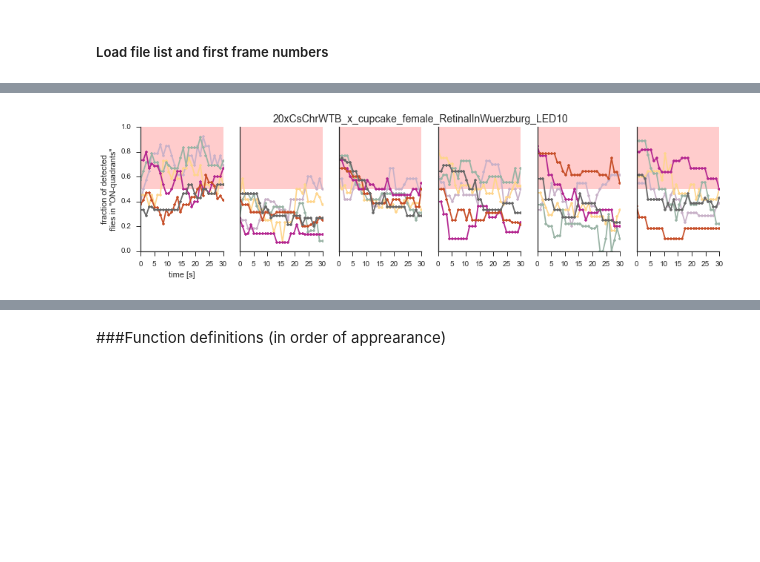
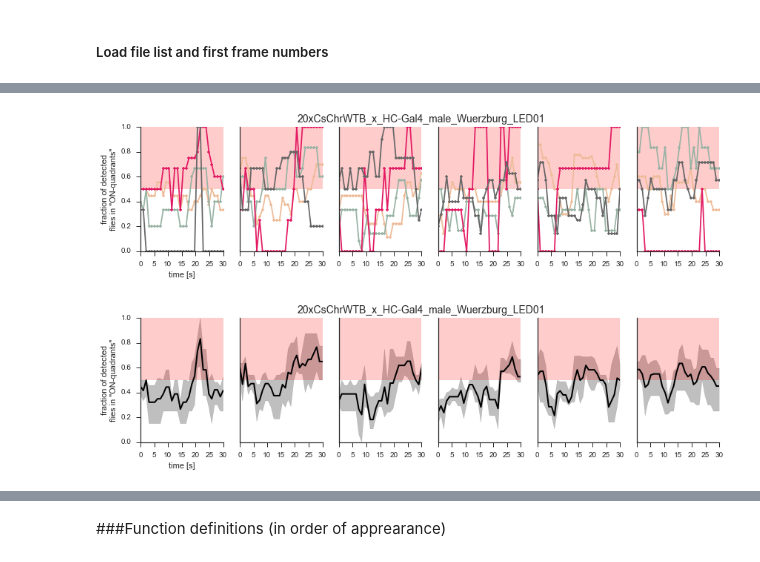
Before and after one commit to hjmh/flyNotebooks, a Jupyter notebook: quadrantAssay/CsChrimson_QuadrantAssayAnalysis_reinforcementTest.ipynb, the cells around one changed output, grey strips where cells are left out. Cells and saved outputs as stored; diff of their text form; code cells hidden in the pictures; blank space fills up the shorter version.

```diff
--- a/quadrantAssay/CsChrimson_QuadrantAssayAnalysis_reinforcementTest.ipynb
+++ b/quadrantAssay/CsChrimson_QuadrantAssayAnalysis_reinforcementTest.ipynb
@@ -29,0 +35,2 @@ imageSizePx = (1280,1024) #(1008,1000) #size of the recorded frames in pixel
+# %%
+ledLevelColor = ['black','mediumvioletred','slateblue']
@@ -497,8 +495,25 @@ Reading in stimulation start frame list from /Volumes/jayaramanlab/Hannah/Projec
 # %%
+ledpow = 'LED01'
+numRep = 4
+currledLevelColor = ledLevelColor[0]
+baseDir = '/Volumes/jayaramanlab/Hannah/Projects/OptogeneticsFreeWalkingArena/1_Data/virtualReinforcement/\
+20xCsChrWTB_x_HC-Gal4_male_Wuerzburg/group/'+ledpow+'/'
+
+genotype = baseDir.split('/')[-4]
+plotSaveDir = baseDir + genotype + '_' + ledpow + '_plots'
+
+try:
+    mkdir(plotSaveDir)
+except OSError:
+    print('Experiment folder already exists')
+
+fractionInLEDonAll = np.load(baseDir + 'fractionInLEDonAll.npy')
+
 #---------------------------------------
-
 import matplotlib.colors as colors
 import matplotlib.cm as cmx
+
+sns.set_style('ticks')
 
 cNorm  = colors.Normalize(vmin=0, vmax=numRep)
 repMap = cmx.ScalarMappable(norm=cNorm, cmap='Accent')
@@ -511,31 +526,66 @@ for quadrantRepeat in range(numQuadRepeat):
     else: ONpattern = patternB
 
     subplt = quadFractionFig.add_subplot(1,numQuadRepeat,quadrantRepeat+1)
     lightONindicator(subplt,0, 0.5, stimSecQ, 0.5)
 
     sns.despine(right=True,offset = 0)#trim=True)
     sns.axes_style({'axes.linewidth': 1, 'axes.edgecolor': '.8',})
 
     subplt.set_ylim((0,1))
     if(quadrantRepeat==0):
         subplt.set_xlabel('time [s]')
         subplt.set_ylabel('fraction of detected\nflies in "ON-quadrants"')
     else:
         subplt.set_yticks([])
 
 for repeat in range(1,numRep+1):
 
     for quadrantRepeat in range(numQuadRepeat):
 
         if(quadrantRepeat%2 == 0): ONpattern = patternA
         else: ONpattern = patternB
 
         subplt = quadFractionFig.add_subplot(1,numQuadRepeat,quadrantRepeat+1)
         subplt.plot(time,fractionInLEDonAll[repeat-1,quadrantRepeat,:], marker = '.',
                     linestyle = '-', color = repMap.to_rgba(repeat),alpha=1)
 
 
 quadFractionFig.suptitle(genotype + '_' + ledpow +'\n', fontsize = 14)
 quadFractionFig.savefig(plotSaveDir + '/' + genotype + '_' + ledpow + '_fractionInLEDon.pdf', format = 'pdf')
+
+quadFractionFig = plt.figure(figsize=(14,3))
+
+for quadrantRepeat in range(numQuadRepeat):
+
+    if(quadrantRepeat%2 == 0): ONpattern = patternA
+    else: ONpattern = patternB
+
+    subplt = quadFractionFig.add_subplot(1,numQuadRepeat,quadrantRepeat+1)
+    lightONindicator(subplt,0, 0.5, stimSecQ, 0.5)
+
+    sns.despine(right=True,offset = 0)#trim=True)
+    sns.axes_style({'axes.linewidth': 1, 'axes.edgecolor': '.8',})
+
+    subplt.set_ylim((0,1))
+    if(quadrantRepeat==0):
+        subplt.set_xlabel('time [s]')
+        subplt.set_ylabel('fraction of detected\nflies in "ON-quadrants"')
+    else:
+        subplt.set_yticks([])
+
+    if(quadrantRepeat%2 == 0): ONpattern = patternA
+    else: ONpattern = patternB
+
+    meanResp = np.median(fractionInLEDonAll[:,quadrantRepeat,:],0).transpose()
+    q75, q25 = np.percentile(fractionInLEDonAll[:,quadrantRepeat,:], [75 ,25], axis=0)
+
+    subplt = quadFractionFig.add_subplot(1,numQuadRepeat,quadrantRepeat+1)
+    subplt.plot(time,meanResp, linestyle = '-', color = currledLevelColor,alpha=1, linewidth=2)
+    subplt.fill_between(time, q25, q75, color=currledLevelColor, alpha=0.25)
+
+
+quadFractionFig.suptitle(genotype + '_' + ledpow +'\n', fontsize = 14)
+quadFractionFig.savefig(plotSaveDir + '/' + genotype + '_' + ledpow + '_fractionInLEDon_median.pdf', format = 'pdf')
 # %% [output]
-[figure, old version]
+[figure, new version]
+[figure, added]
```
Also changed, not shown: parts of 12 cells of this notebook, 1 other file.
